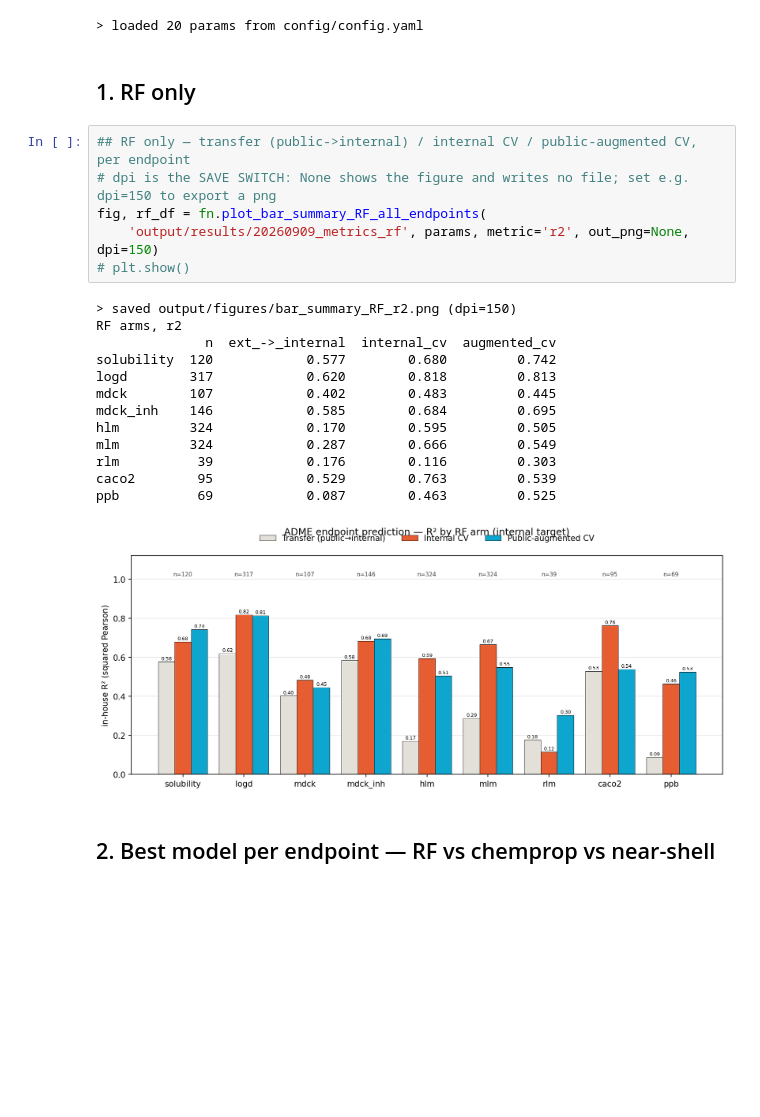
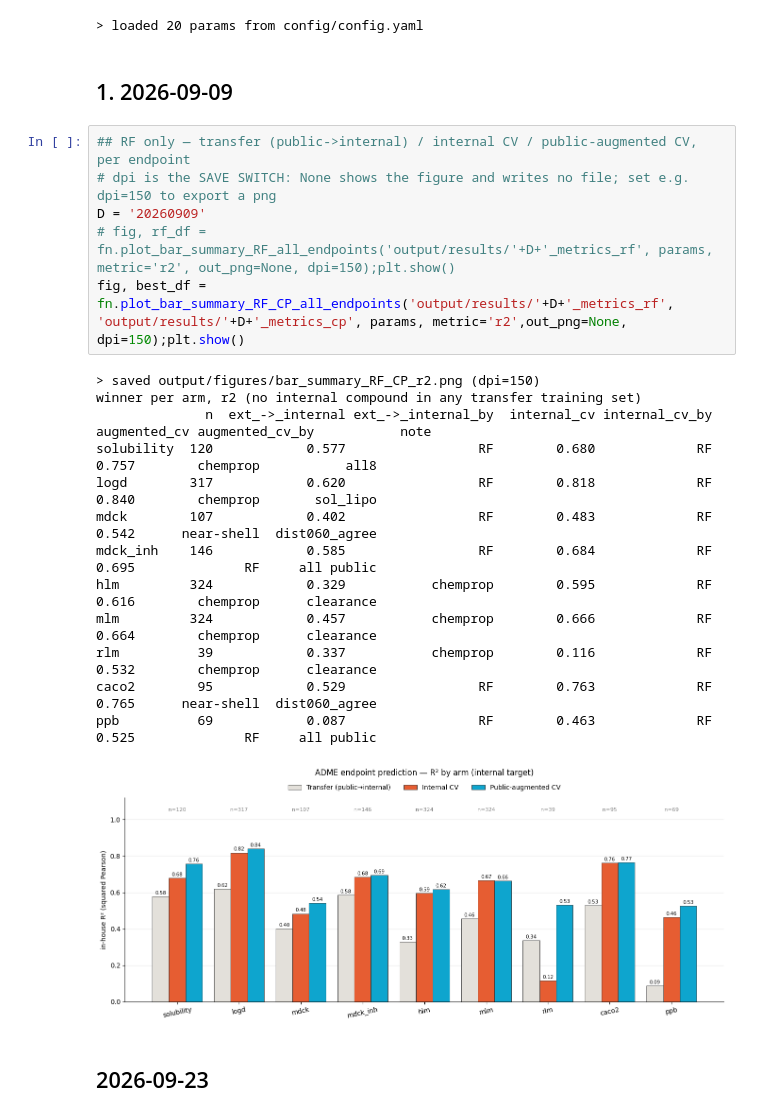
Before and after one commit to gtamo39/ADME_ML, a Jupyter notebook: vignettes/ADME_ML_results.ipynb, the cells around one changed output. Saved outputs shown, nothing was run; the diff lists cells and outputs as text; blank space fills up the shorter version.

Commit message:
latest adme + mdck inh now predicted

```diff
--- a/vignettes/ADME_ML_results.ipynb
+++ b/vignettes/ADME_ML_results.ipynb
@@ -25,27 +25,27 @@ params = PARAMS('config/config.yaml').load_params()
 # %% [output]
 > loaded 20 params from config/config.yaml
 # %% [markdown]
-## 1. RF only
+## 1. 2026-09-09
 # %%
 ## RF only — transfer (public->internal) / internal CV / public-augmented CV, per endpoint
 # dpi is the SAVE SWITCH: None shows the figure and writes no file; set e.g. dpi=150 to export a png
-fig, rf_df = fn.plot_bar_summary_RF_all_endpoints(
-    'output/results/20260909_metrics_rf', params, metric='r2', out_png=None, dpi=150)
-# plt.show()
+D = '20260909'
+# fig, rf_df = fn.plot_bar_summary_RF_all_endpoints('output/results/'+D+'_metrics_rf', params, metric='r2', out_png=None, dpi=150);plt.show()
+fig, best_df = fn.plot_bar_summary_RF_CP_all_endpoints('output/results/'+D+'_metrics_rf', 'output/results/'+D+'_metrics_cp', params, metric='r2',out_png=None, dpi=150);plt.show()
 # %% [output]
-> saved output/figures/bar_summary_RF_r2.png (dpi=150)
-RF arms, r2
-              n  ext_->_internal  internal_cv  augmented_cv
-solubility  120            0.577        0.680         0.742
-logd        317            0.620        0.818         0.813
-mdck        107            0.402        0.483         0.445
-mdck_inh    146            0.585        0.684         0.695
-hlm         324            0.170        0.595         0.505
-mlm         324            0.287        0.666         0.549
-rlm          39            0.176        0.116         0.303
-caco2        95            0.529        0.763         0.539
-ppb          69            0.087        0.463         0.525
+> saved output/figures/bar_summary_RF_CP_r2.png (dpi=150)
+winner per arm, r2 (no internal compound in any transfer training set)
+              n  ext_->_internal ext_->_internal_by  internal_cv internal_cv_by  augmented_cv augmented_cv_by           note
+solubility  120            0.577                 RF        0.680             RF         0.757        chemprop           all8
+logd        317            0.620                 RF        0.818             RF         0.840        chemprop       sol_lipo
+mdck        107            0.402                 RF        0.483             RF         0.542      near-shell  dist060_agree
+mdck_inh    146            0.585                 RF        0.684             RF         0.695              RF     all public
+hlm         324            0.329           chemprop        0.595             RF         0.616        chemprop      clearance
+mlm         324            0.457           chemprop        0.666             RF         0.664        chemprop      clearance
+rlm          39            0.337           chemprop        0.116             RF         0.532        chemprop      clearance
+caco2        95            0.529                 RF        0.763             RF         0.765      near-shell  dist060_agree
+ppb          69            0.087                 RF        0.463             RF         0.525              RF     all public
-[figure, old version]
+[figure, new version]
 # %% [markdown]
-## 2. Best model per endpoint — RF vs chemprop vs near-shell
+## 2026-09-23
 # %%
```
Also changed, not shown: parts of 1 cell of this notebook, 6 other files.
